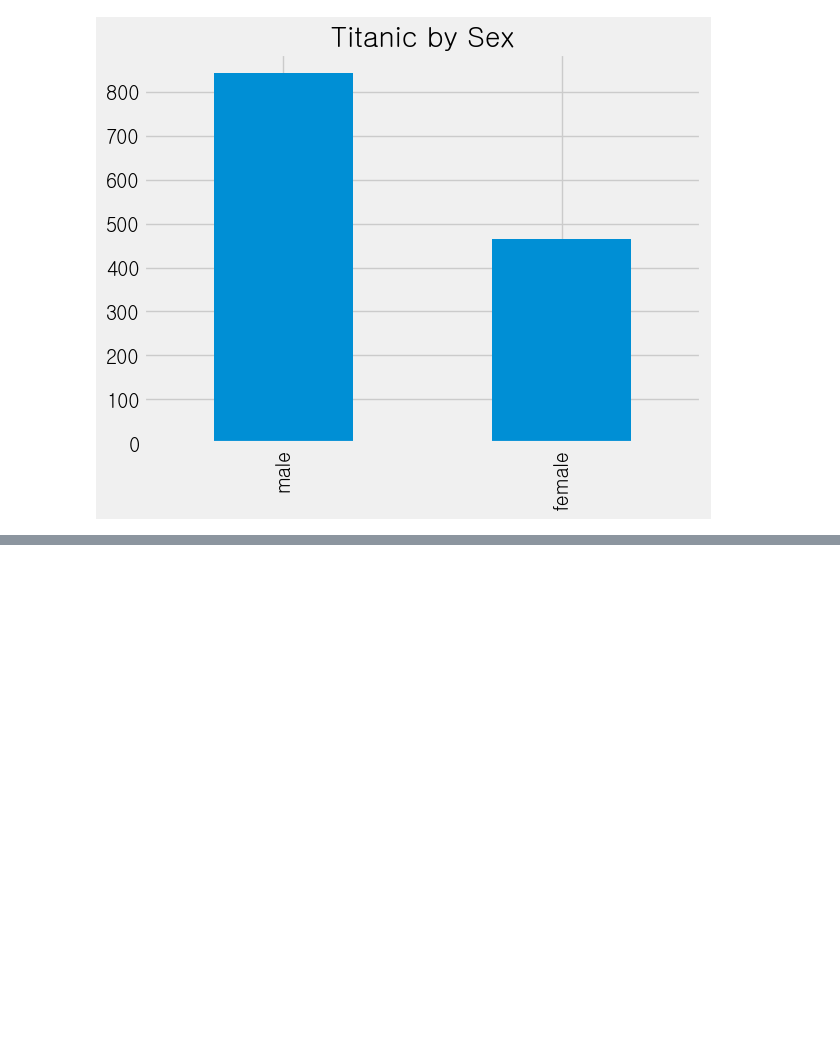
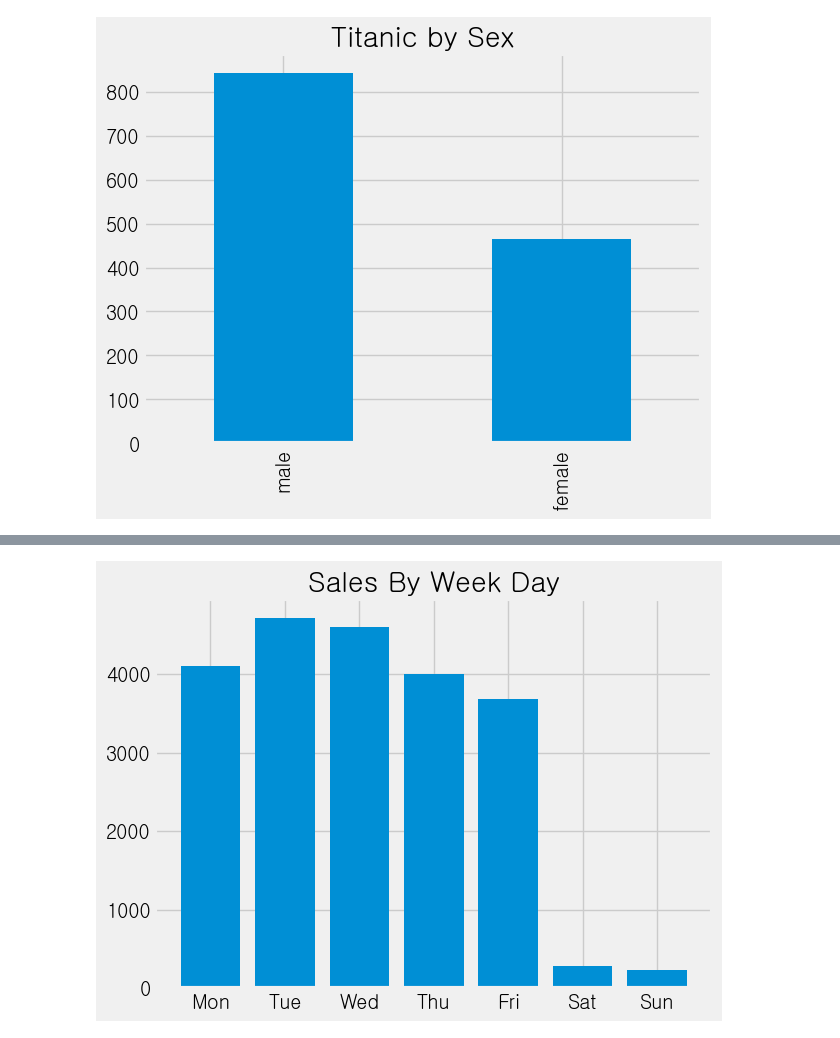
Before and after one commit to minseok06/python, a Jupyter notebook: 12강.ipynb, the cells around one changed output, grey strips where cells are left out. Drawn from its saved outputs; the diff is of its cells as text; code cells hidden in the pictures; blank space fills up the shorter version.

```diff
--- a/12강.ipynb
+++ b/12강.ipynb
@@ -140,0 +162,11 @@ nu = pd.read_csv("data/nuforc_reports.csv.part")
+# %%
+sales_by_day = hom["date"].dt.dayofweek.value_counts()
+plt.xticks()
+w=("Tue","Wed","Mon","Thu","Fri","Sat","Sun")
+# 1 2 0 3 4 5 6
+plt.bar(sales_by_day.index.values, sales_by_day)
+plt.xticks(sales_by_day.index.values, w)
+plt.title("Sales By Week Day")
+plt.show()
+# %% [output]
+[figure, added]
```
Also changed, not shown: parts of 10 cells of this notebook.
